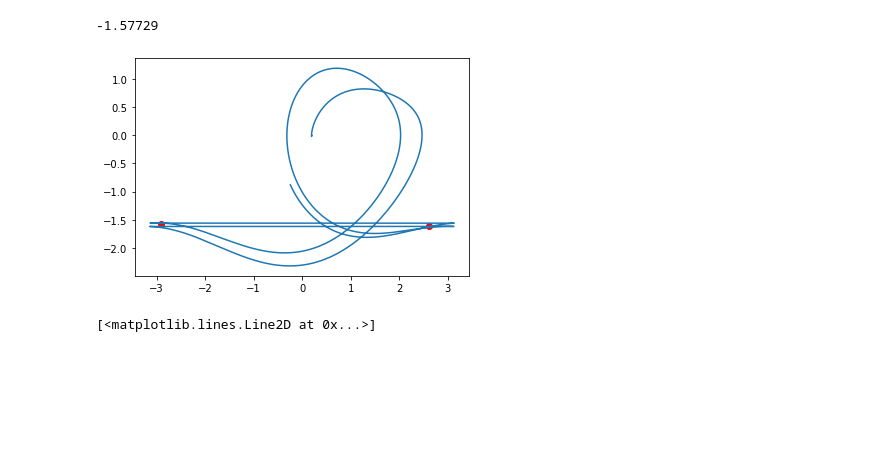
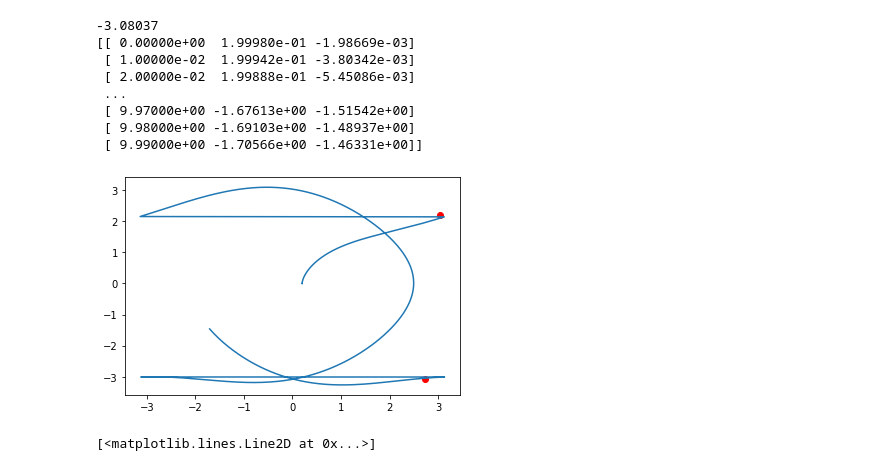
Before and after one commit to metodos-computacionales-2/ejercicio-final-mapis1097, a Jupyter notebook: grafico_periodo.ipynb, the cells around one changed output. Saved outputs shown, nothing was run; the diff lists cells and outputs as text; code cells hidden in the pictures; blank space fills up the shorter version.

```diff
--- a/grafico_periodo.ipynb
+++ b/grafico_periodo.ipynb
@@ -1,20 +1,28 @@
 # %%
 import matplotlib.pyplot as plt
 import numpy as np
 
-datos = np.loadtxt('datos-1.4.txt')
+datos = np.loadtxt('datos-2.4.txt')
 plt.plot(datos[:,1], datos[:,2])
 periodo = np.loadtxt("puntos.dat")
 x= 0.0;
 for i in range(len(periodo)):
     if(periodo[i]!=0):
         plt.scatter(datos[:,1][i], periodo[i], c = "r")
         x= periodo[i]
 
 print(x)
+print(datos)
 # %% [output]
--1.57729
+-3.08037
+[[ 0.00000e+00  1.99980e-01 -1.98669e-03]
+ [ 1.00000e-02  1.99942e-01 -3.80342e-03]
+ [ 2.00000e-02  1.99888e-01 -5.45086e-03]
+ ...
+ [ 9.97000e+00 -1.67613e+00 -1.51542e+00]
+ [ 9.98000e+00 -1.69103e+00 -1.48937e+00]
+ [ 9.99000e+00 -1.70566e+00 -1.46331e+00]]
-[figure, old version]
+[figure, new version]
 # %%
 datos_1= np.loadtxt('datos-1.44.txt')
 plt.plot(datos_1[:,1], datos_1[:,2])
```
